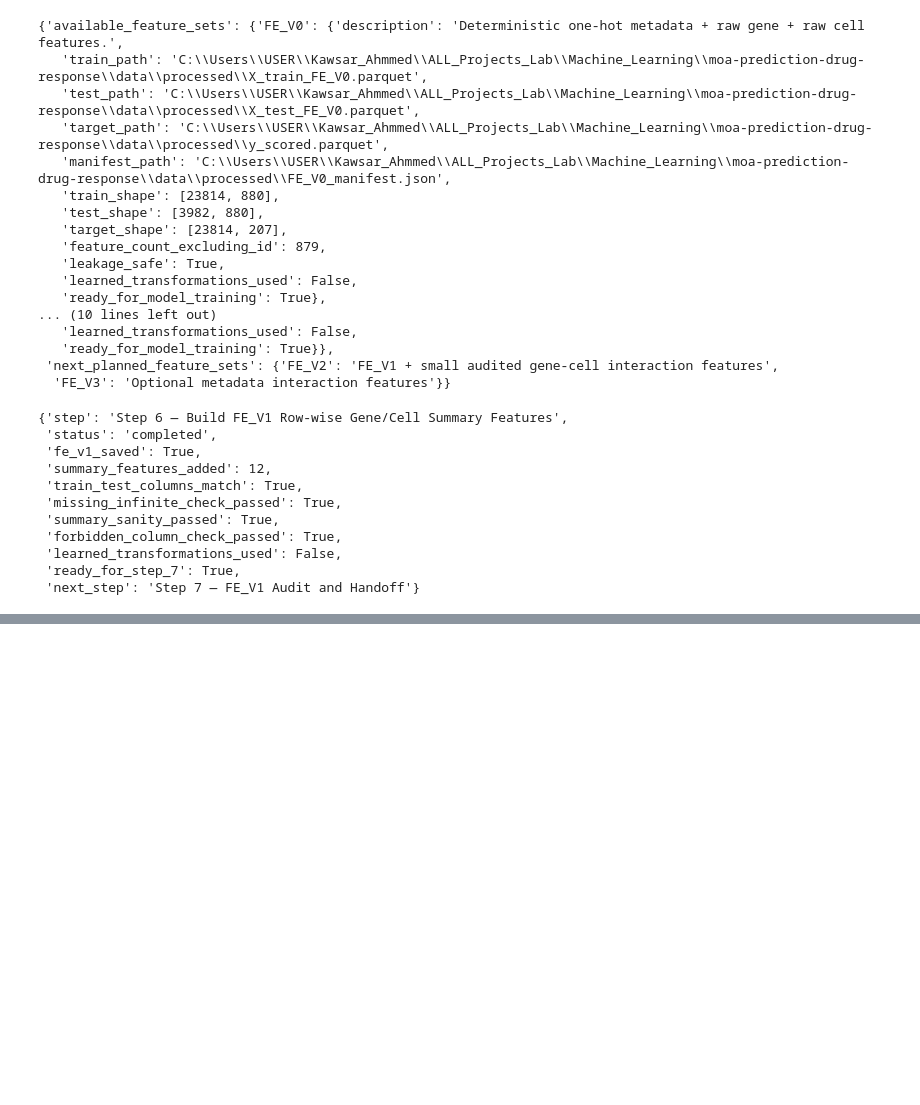
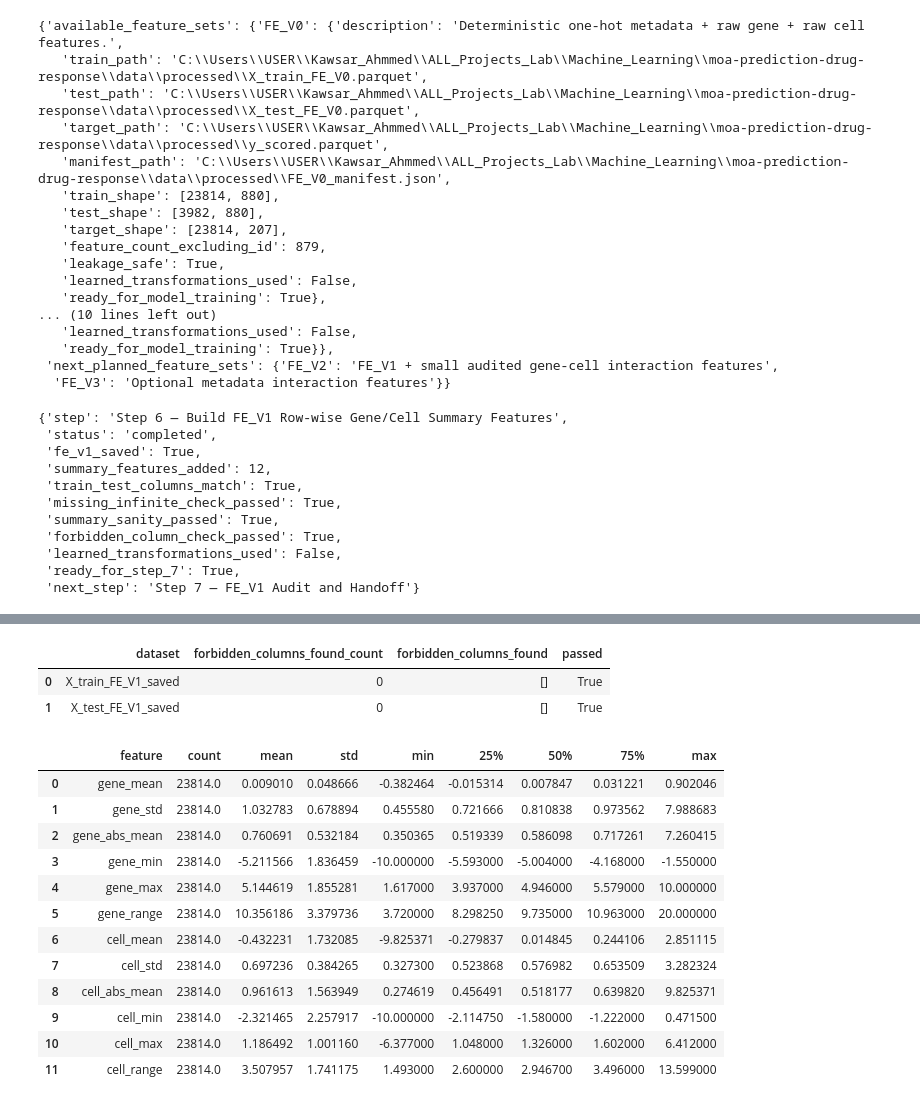
Before and after one commit to kawsar07ahmmed0712-rgb/moa-prediction-drug-response, a Jupyter notebook: notebooks/03_feature_engineering.ipynb, the cells around one changed output, grey strips where cells are left out. Cells and saved outputs as stored; diff of their text form; code cells hidden in the pictures; blank space fills up the shorter version.

Commit message:
Step 7 — FE_V1 Audit and Handoff

```diff
--- a/notebooks/03_feature_engineering.ipynb
+++ b/notebooks/03_feature_engineering.ipynb
@@ -2490,0 +2544,15 @@ step_6_status
+# %%
+X_train_FE_V1_saved = pd.read_parquet(fe_v1_artifact_paths["X_train_FE_V1"])
+X_test_FE_V1_saved = pd.read_parquet(fe_v1_artifact_paths["X_test_FE_V1"])
+y_scored_FE_V1_saved = pd.read_parquet(fe_v1_artifact_paths["y_scored"])
+
+with open(fe_v1_artifact_paths["FE_V1_manifest"], "r", encoding="utf-8") as f:
+    FE_V1_manifest_saved = json.load(f)
+
+with open(fe_v1_artifact_paths["feature_set_registry"], "r", encoding="utf-8") as f:
+    feature_set_registry_saved = json.load(f)
+
+print("Saved FE_V1 artifacts reloaded successfully.")
+print("X_train_FE_V1_saved:", X_train_FE_V1_saved.shape)
+print("X_test_FE_V1_saved :", X_test_FE_V1_saved.shape)
+print("y_scored_saved     :", y_scored_FE_V1_saved.shape)
@@ -2490,0 +2702,65 @@ step_6_status
+# %%
+fe_v1_saved_forbidden_train_found = sorted(
+    list(set(X_train_FE_V1_saved.columns).intersection(forbidden_input_columns))
+)
+
+fe_v1_saved_forbidden_test_found = sorted(
+    list(set(X_test_FE_V1_saved.columns).intersection(forbidden_input_columns))
+)
+
+fe_v1_saved_forbidden_column_audit = pd.DataFrame({
+    "dataset": [
+        "X_train_FE_V1_saved",
+        "X_test_FE_V1_saved"
+    ],
+    "forbidden_columns_found_count": [
+        len(fe_v1_saved_forbidden_train_found),
+        len(fe_v1_saved_forbidden_test_found)
+    ],
+    "forbidden_columns_found": [
+        fe_v1_saved_forbidden_train_found,
+        fe_v1_saved_forbidden_test_found
+    ],
+    "passed": [
+        len(fe_v1_saved_forbidden_train_found) == 0,
+        len(fe_v1_saved_forbidden_test_found) == 0
+    ]
+})
+
+fe_v1_saved_forbidden_column_audit
+# %% [output]
+|  | dataset | forbidden_columns_found_count | forbidden_columns_found | passed |
+| 0 | X_train_FE_V1_saved | 0 | [] | True |
+| 1 | X_test_FE_V1_saved | 0 | [] | True |
+# %%
+fe_v1_summary_descriptive_stats_train = (
+    X_train_FE_V1_saved[fe_v1_added_features]
+    .describe()
+    .T
+    .reset_index()
+    .rename(columns={"index": "feature"})
+)
+
+fe_v1_summary_descriptive_stats_test = (
+    X_test_FE_V1_saved[fe_v1_added_features]
+    .describe()
+    .T
+    .reset_index()
+    .rename(columns={"index": "feature"})
+)
+
+fe_v1_summary_descriptive_stats_train
+# %% [output]
+|  | feature | count | mean | std | min | 25% | 50% | 75% | max |
+| 0 | gene_mean | 23814.0 | 0.009010 | 0.048666 | -0.382464 | -0.015314 | 0.007847 | 0.031221 | 0.902046 |
+| 1 | gene_std | 23814.0 | 1.032783 | 0.678894 | 0.455580 | 0.721666 | 0.810838 | 0.973562 | 7.988683 |
+| 2 | gene_abs_mean | 23814.0 | 0.760691 | 0.532184 | 0.350365 | 0.519339 | 0.586098 | 0.717261 | 7.260415 |
+| 3 | gene_min | 23814.0 | -5.211566 | 1.836459 | -10.000000 | -5.593000 | -5.004000 | -4.168000 | -1.550000 |
+| 4 | gene_max | 23814.0 | 5.144619 | 1.855281 | 1.617000 | 3.937000 | 4.946000 | 5.579000 | 10.000000 |
+| 5 | gene_range | 23814.0 | 10.356186 | 3.379736 | 3.720000 | 8.298250 | 9.735000 | 10.963000 | 20.000000 |
+| 6 | cell_mean | 23814.0 | -0.432231 | 1.732085 | -9.825371 | -0.279837 | 0.014845 | 0.244106 | 2.851115 |
+| 7 | cell_std | 23814.0 | 0.697236 | 0.384265 | 0.327300 | 0.523868 | 0.576982 | 0.653509 | 3.282324 |
+| 8 | cell_abs_mean | 23814.0 | 0.961613 | 1.563949 | 0.274619 | 0.456491 | 0.518177 | 0.639820 | 9.825371 |
+| 9 | cell_min | 23814.0 | -2.321465 | 2.257917 | -10.000000 | -2.114750 | -1.580000 | -1.222000 | 0.471500 |
+| 10 | cell_max | 23814.0 | 1.186492 | 1.001160 | -6.377000 | 1.048000 | 1.326000 | 1.602000 | 6.412000 |
+| 11 | cell_range | 23814.0 | 3.507957 | 1.741175 | 1.493000 | 2.600000 | 2.946700 | 3.496000 | 13.599000 |
```
Also changed, not shown: parts of 17 cells of this notebook.
